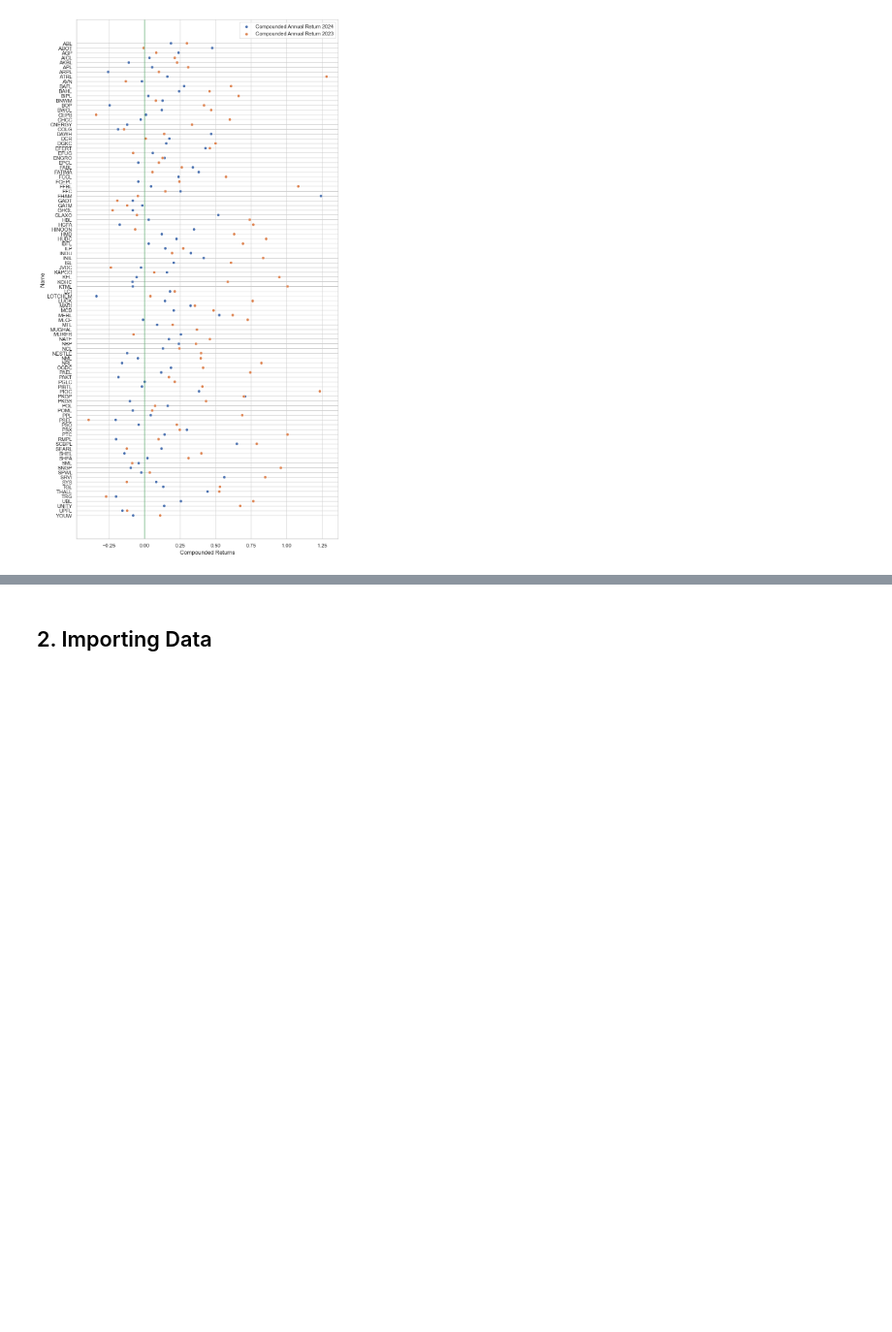
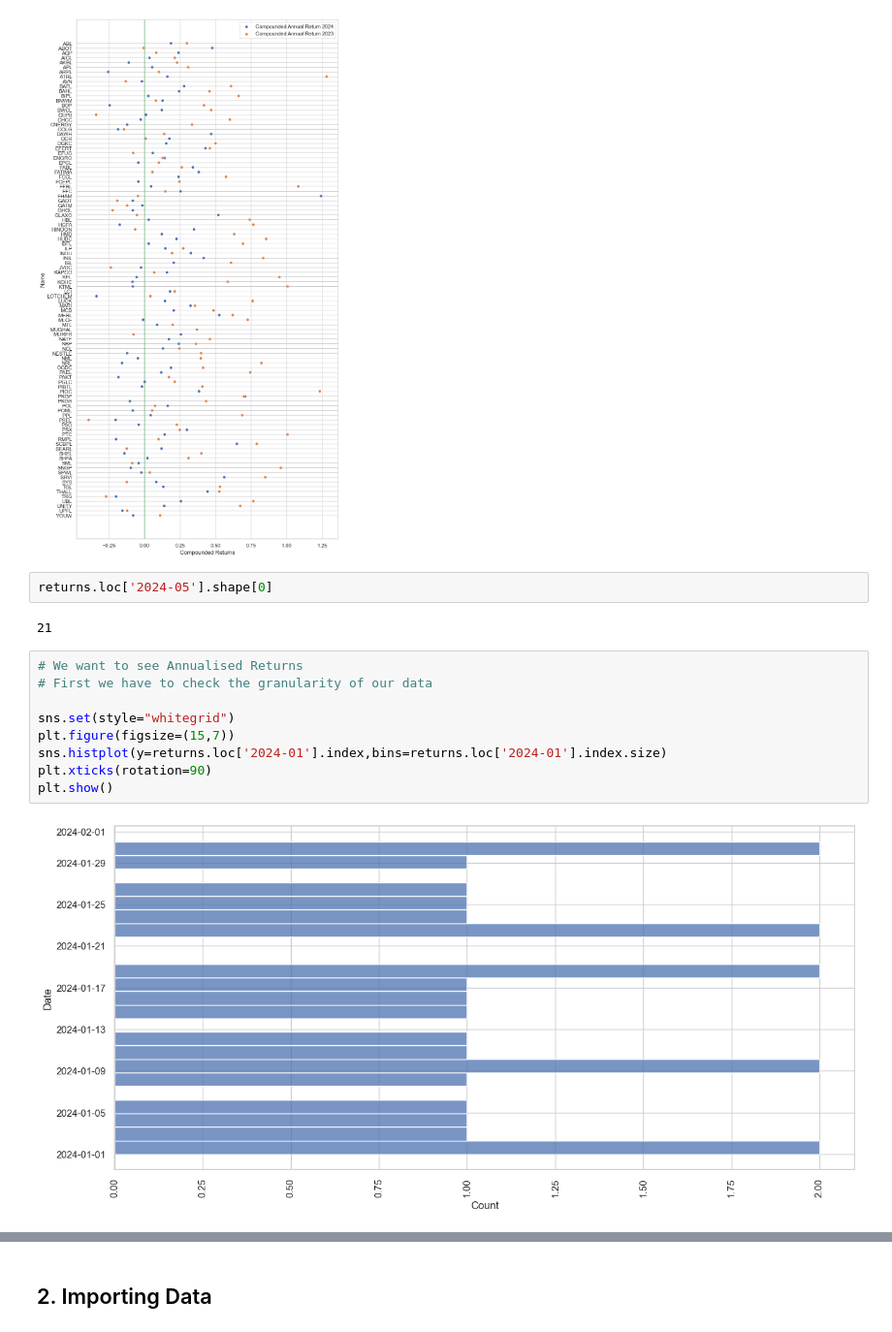
Before and after one commit to EdgarPoeAllan/portfolio_PSX, a Jupyter notebook: Portfolio Construction-PSX.ipynb, the cells around one changed output, grey strips where cells are left out. Shown at 97% size. Saved outputs shown, nothing was run; the diff lists cells and outputs as text; blank space fills up the shorter version.

```diff
--- a/Portfolio Construction-PSX.ipynb
+++ b/Portfolio Construction-PSX.ipynb
@@ -217,3 +217,18 @@ plt.legend()
 plt.show()
 # %% [output]
 [figure]
+# %%
+returns.loc['2024-05'].shape[0]
+# %% [output]
+21
+# %%
+# We want to see Annualised Returns
+# First we have to check the granularity of our data
+
+sns.set(style="whitegrid")
+plt.figure(figsize=(15,7))
+sns.histplot(y=returns.loc['2024-01'].index,bins=returns.loc['2024-01'].index.size)
+plt.xticks(rotation=90)
+plt.show()
+# %% [output]
+[figure, added]
```
Also changed, not shown: parts of 10 cells of this notebook.
